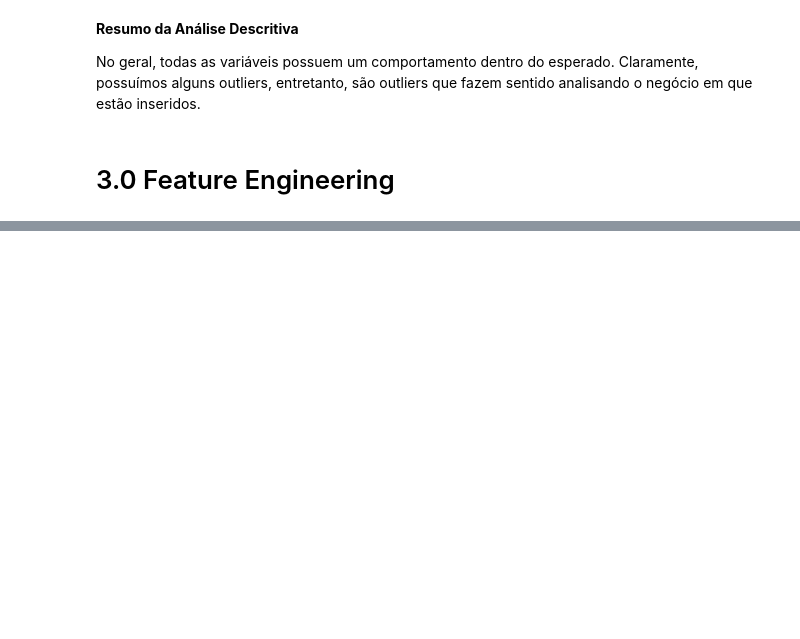
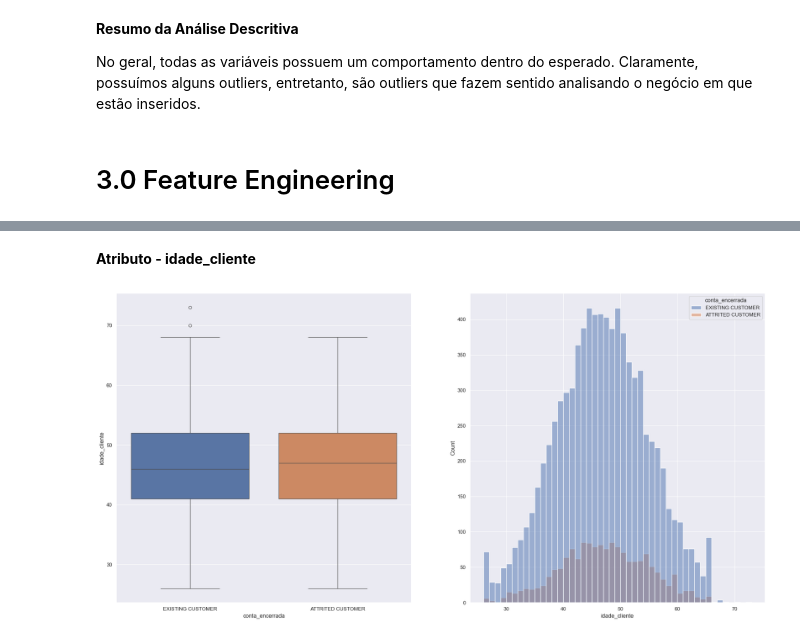
Before and after one commit to jefferson-datascience/predicao_churn_banco, a Jupyter notebook: ciclo_01.ipynb, the cells around one changed output, grey strips where cells are left out. Saved outputs shown, nothing was run; the diff lists cells and outputs as text; code cells hidden in the pictures; blank space fills up the shorter version.

```diff
--- a/ciclo_01.ipynb
+++ b/ciclo_01.ipynb
@@ -211,3 +232,5 @@ df_2_categorical.describe()
 No geral, todas as variáveis possuem um comportamento dentro do esperado. Claramente, possuímos alguns outliers, entretanto, são outliers que fazem sentido analisando o negócio em que estão inseridos.
 # %% [markdown]
 # 3.0 Feature Engineering
+# %%
+df_3 = df_2.copy()
@@ -213,0 +266,3 @@ No geral, todas as variáveis possuem um comportamento dentro do esperado. Clara
+# %%
+# Carregando os dados
+df_4 = df_3.copy()
@@ -213,0 +293,16 @@ No geral, todas as variáveis possuem um comportamento dentro do esperado. Clara
+# %% [markdown]
+**Atributo - idade_cliente**
+# %%
+# Definindo Grid
+pyplot.subplot(1,2,1)
+
+# Verificação Boxplot
+sns.boxplot(x='conta_encerrada', y='idade_cliente', hue='conta_encerrada', data=df_4);
+
+# Definindo Segundo Grid
+pyplot.subplot(1,2,2)
+
+# Verificação Dsitribuição
+sns.histplot(data=df_4, x='idade_cliente', hue='conta_encerrada');
+# %% [output]
+[figure, added]
```
Also changed, not shown: parts of 14 cells of this notebook, 2 other files.
